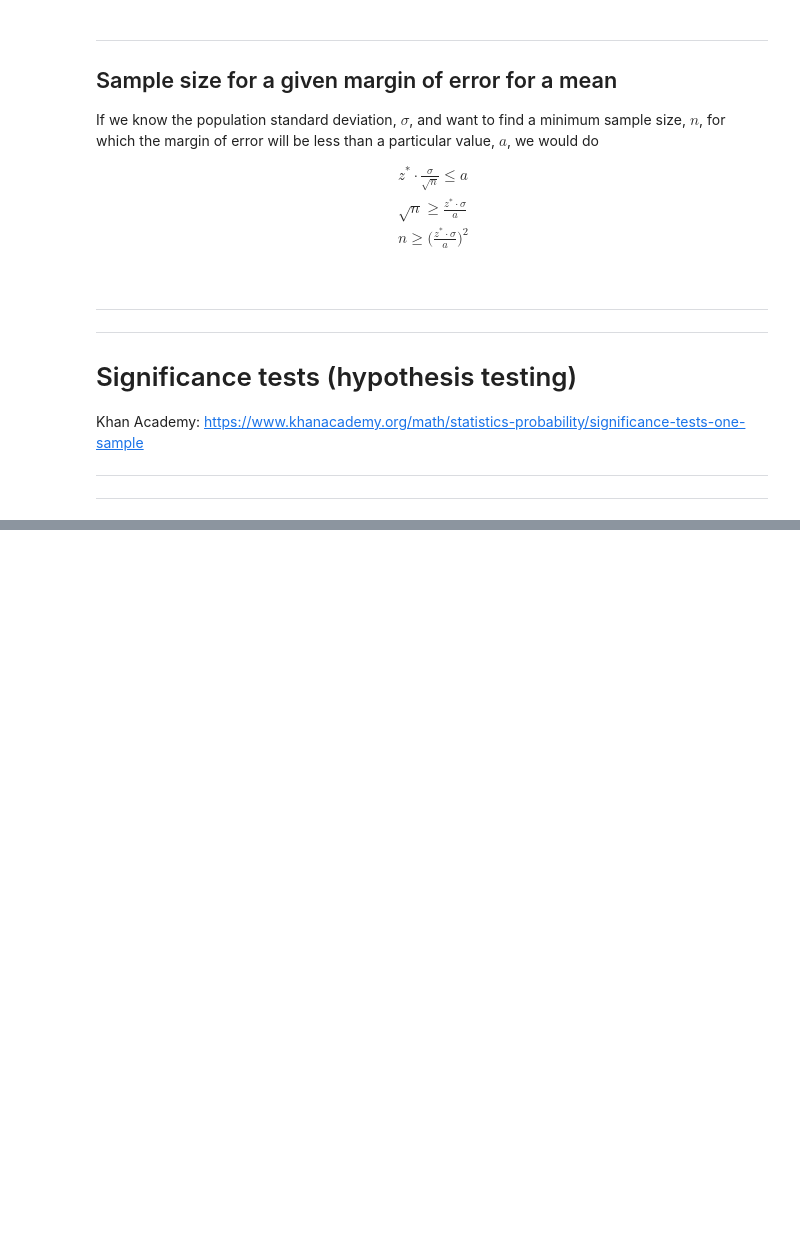
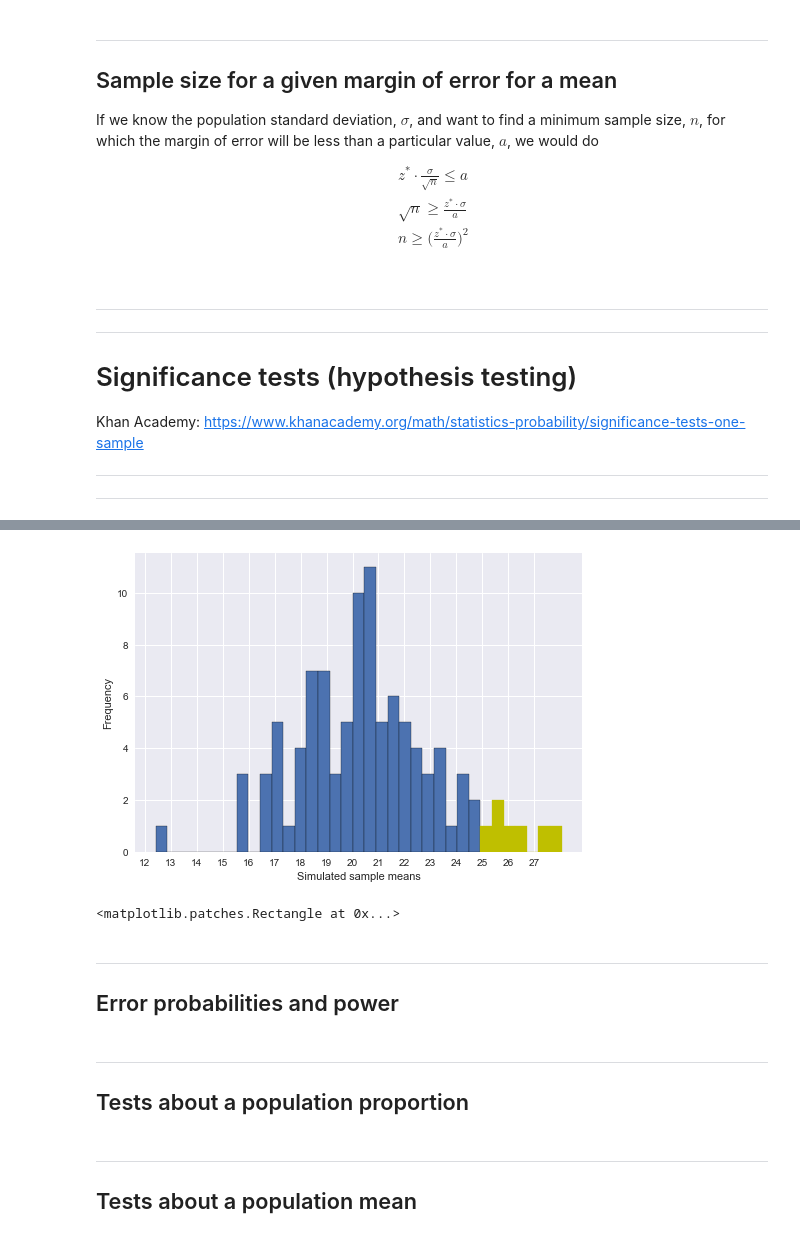
Before and after one commit to arstepanyan/Notes, a Jupyter notebook: statistics/foundations_of_statistics.ipynb, the cells around one changed output, grey strips where cells are left out. Cells and saved outputs as stored; diff of their text form; code cells hidden in the pictures; blank space fills up the shorter version.

Commit message:
steps for significance test and example with plot

```diff
--- a/statistics/foundations_of_statistics.ipynb
+++ b/statistics/foundations_of_statistics.ipynb
@@ -685,0 +709,43 @@ Khan Academy: https://www.khanacademy.org/math/statistics-probability/significan
+# %%
+import matplotlib.pyplot as plt
+import seaborn as sns
+import numpy as np
+%matplotlib inline
+sns.set()
+
+## 1. we assum that the null hypothesis is true, then mean=20 and standard deviation=3
+mu = 20
+std = 3
+
+## 2. we choose a significance level
+alpha = 0.05
+
+## 3. we calculate the mean of our sample
+sample_mean = 25
+
+## 4. we simulate 100 normals with mean 20 and standard deviation 3 to calculate p-value
+np.random.seed(3410)
+samples = np.random.normal(mu, std, size=100)
+
+#p = s.plot(kind='hist', bins=50, color='orange')
+p = plt.hist(samples, bins=35, edgecolor='black')
+_ = plt.xlabel('Simulated sample means')
+_ = plt.ylabel('Frequency')
+_ = plt.xticks(range(int(min(samples)), int(max(samples))))
+for i in range(28, 35):
+    _ = p[2][i].set_color('y')
+# %% [output]
+[figure, added]
+# %%
+p[2][28]
+# %% [output]
+<matplotlib.patches.Rectangle at 0x...>
+# %% [markdown]
+-----------------------
+## Error probabilities and power
+# %% [markdown]
+--------------
+## Tests about a population proportion
+# %% [markdown]
+---------------------------
+## Tests about a population mean
```
Also changed, not shown: parts of 1 cell of this notebook.
